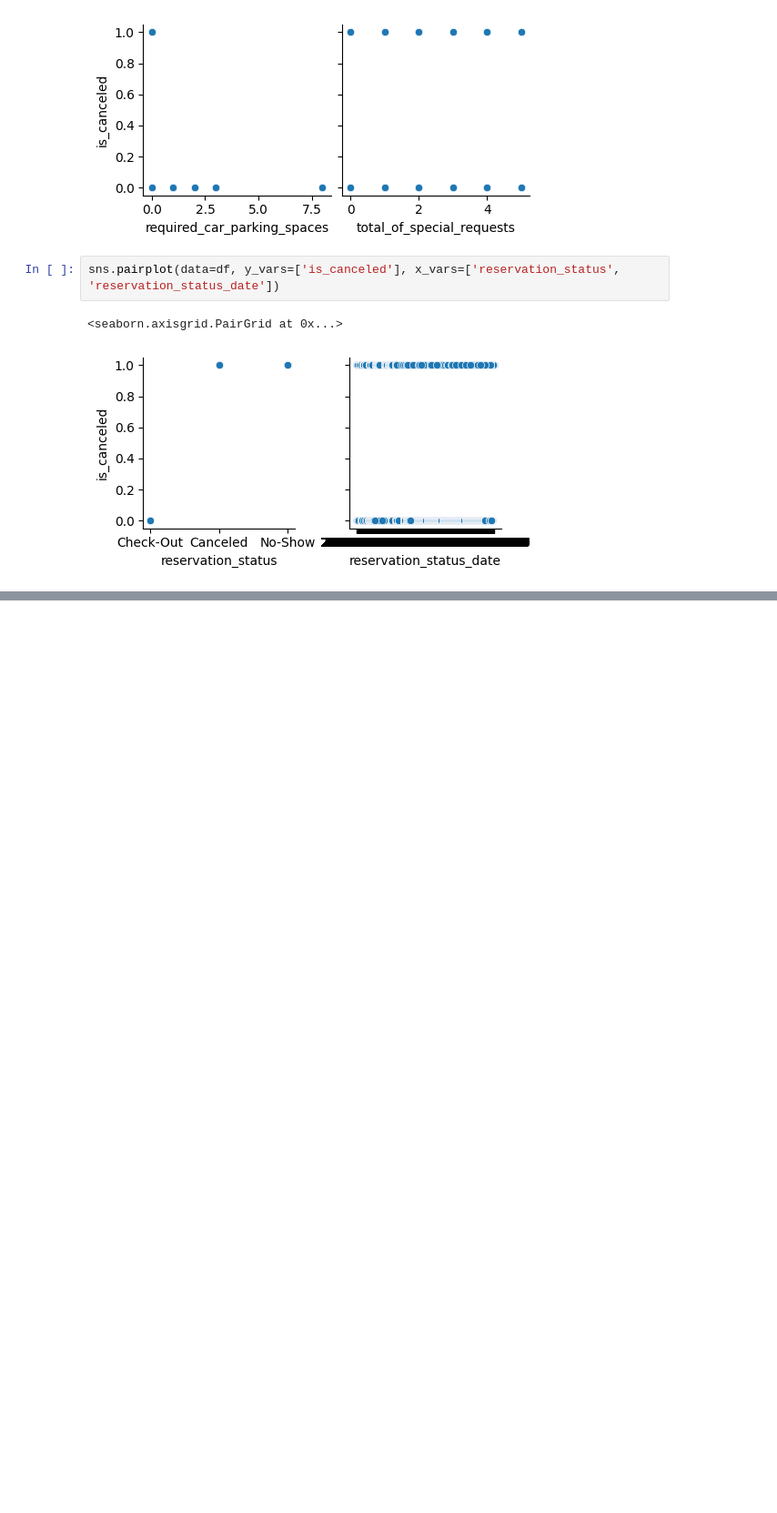
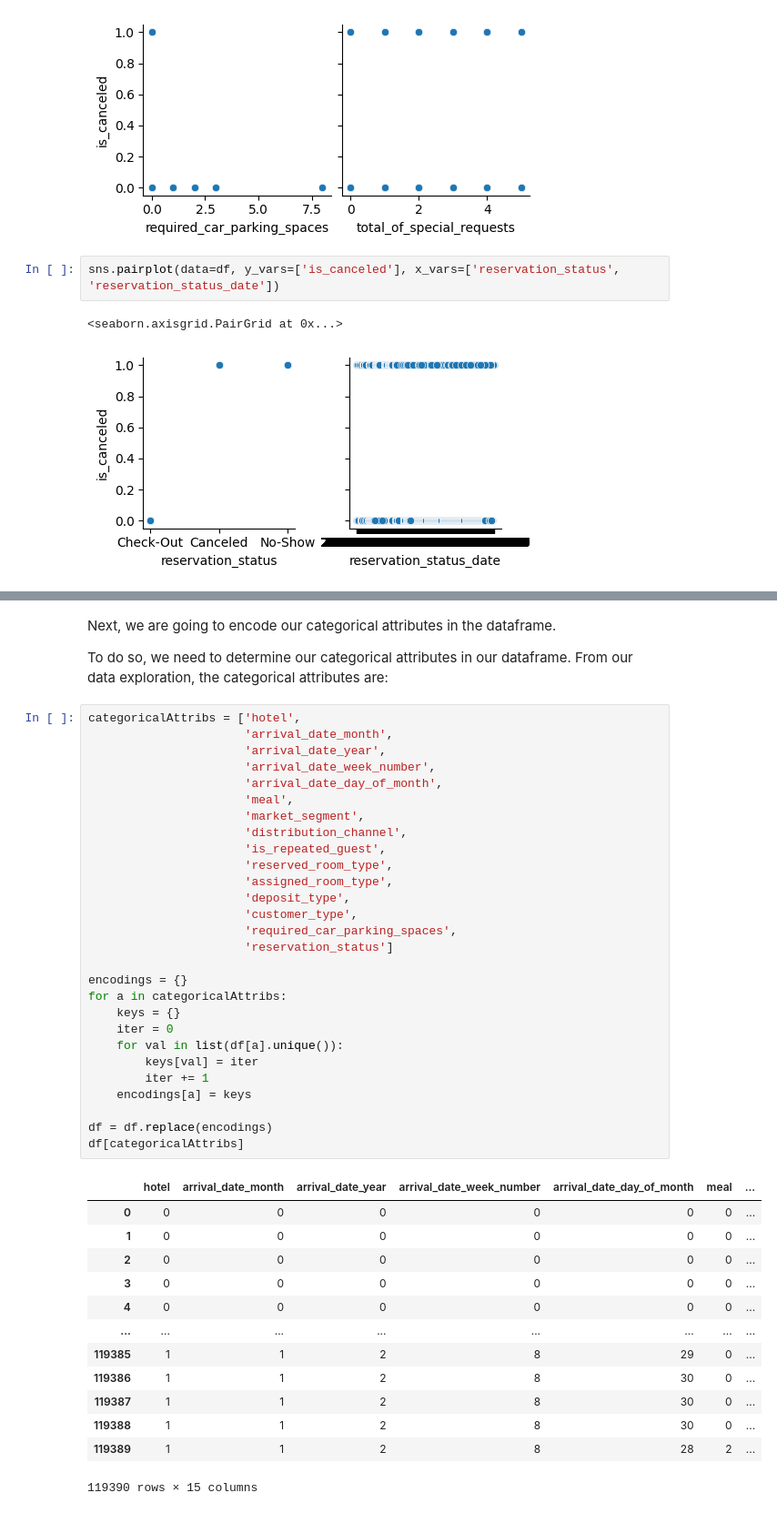
Before and after one commit to thadUra/ECS-171-Hotel-Cancellation, a Jupyter notebook: Preprocessing&FirstModelMilestone.ipynb, the cells around one changed output, grey strips where cells are left out. Shown at 91% size. Cells and saved outputs as stored; diff of their text form; blank space fills up the shorter version.

```diff
--- a/DataExplorationMilestone.ipynb
+++ b/Preprocessing&FirstModelMilestone.ipynb
@@ -455,0 +535,46 @@ sns.pairplot(data=df, y_vars=['is_canceled'], x_vars=['reservation_status', 'res
+# %% [markdown]
+Next, we are going to encode our categorical attributes in the dataframe.
+
+To do so, we need to determine our categorical attributes in our dataframe. From our data exploration, the categorical attributes are:
+# %%
+categoricalAttribs = ['hotel',
+                      'arrival_date_month',
+                      'arrival_date_year',
+                      'arrival_date_week_number',
+                      'arrival_date_day_of_month',
+                      'meal',
+                      'market_segment',
+                      'distribution_channel',
+                      'is_repeated_guest',
+                      'reserved_room_type',
+                      'assigned_room_type',
+                      'deposit_type',
+                      'customer_type',
+                      'required_car_parking_spaces',
+                      'reservation_status']
+
+encodings = {}
+for a in categoricalAttribs:
+    keys = {}
+    iter = 0
+    for val in list(df[a].unique()):
+        keys[val] = iter
+        iter += 1
+    encodings[a] = keys
+
+df = df.replace(encodings)
+df[categoricalAttribs]
+# %% [output]
+|  | hotel | arrival_date_month | arrival_date_year | arrival_date_week_number | arrival_date_day_of_month | meal | ... |
+| 0 | 0 | 0 | 0 | 0 | 0 | 0 | ... |
+| 1 | 0 | 0 | 0 | 0 | 0 | 0 | ... |
+| 2 | 0 | 0 | 0 | 0 | 0 | 0 | ... |
+| 3 | 0 | 0 | 0 | 0 | 0 | 0 | ... |
+| 4 | 0 | 0 | 0 | 0 | 0 | 0 | ... |
+| ... | ... | ... | ... | ... | ... | ... | ... |
+| 119385 | 1 | 1 | 2 | 8 | 29 | 0 | ... |
+| 119386 | 1 | 1 | 2 | 8 | 30 | 0 | ... |
+| 119387 | 1 | 1 | 2 | 8 | 30 | 0 | ... |
+| 119388 | 1 | 1 | 2 | 8 | 30 | 0 | ... |
+| 119389 | 1 | 1 | 2 | 8 | 28 | 2 | ... |
+119390 rows × 15 columns
```
Also changed, not shown: parts of 11 cells of this notebook.
